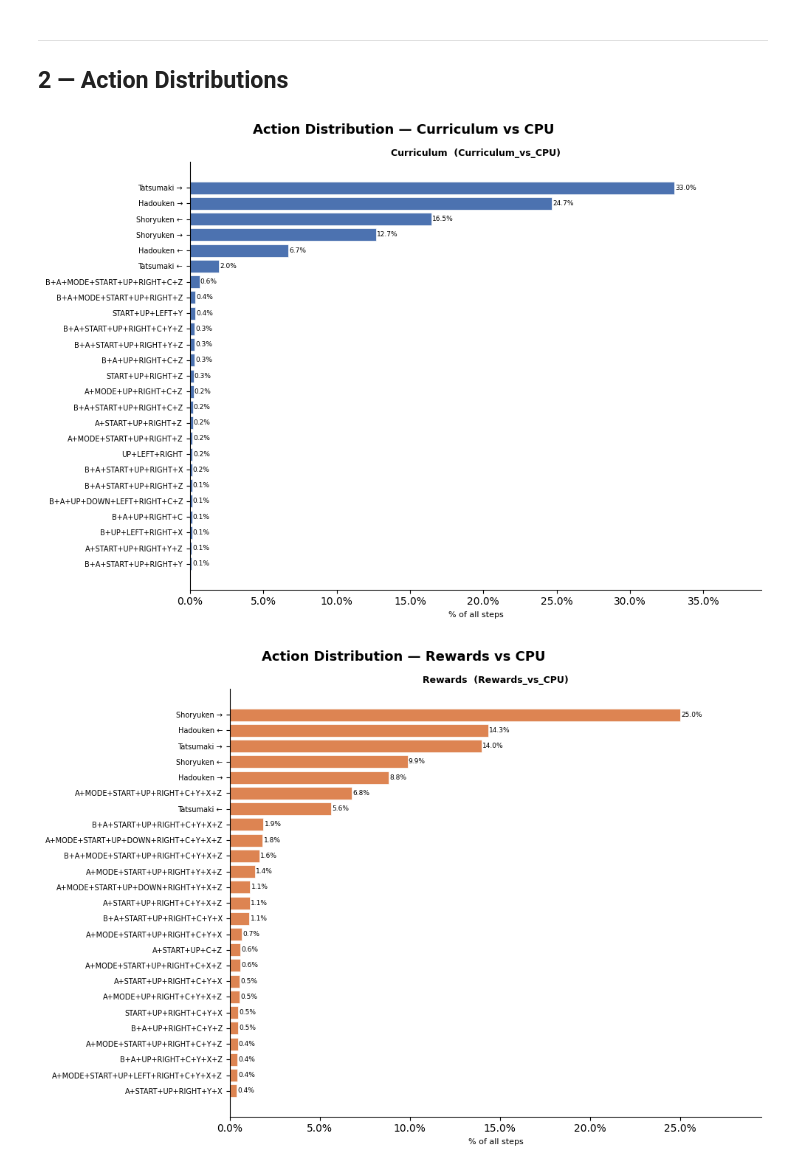
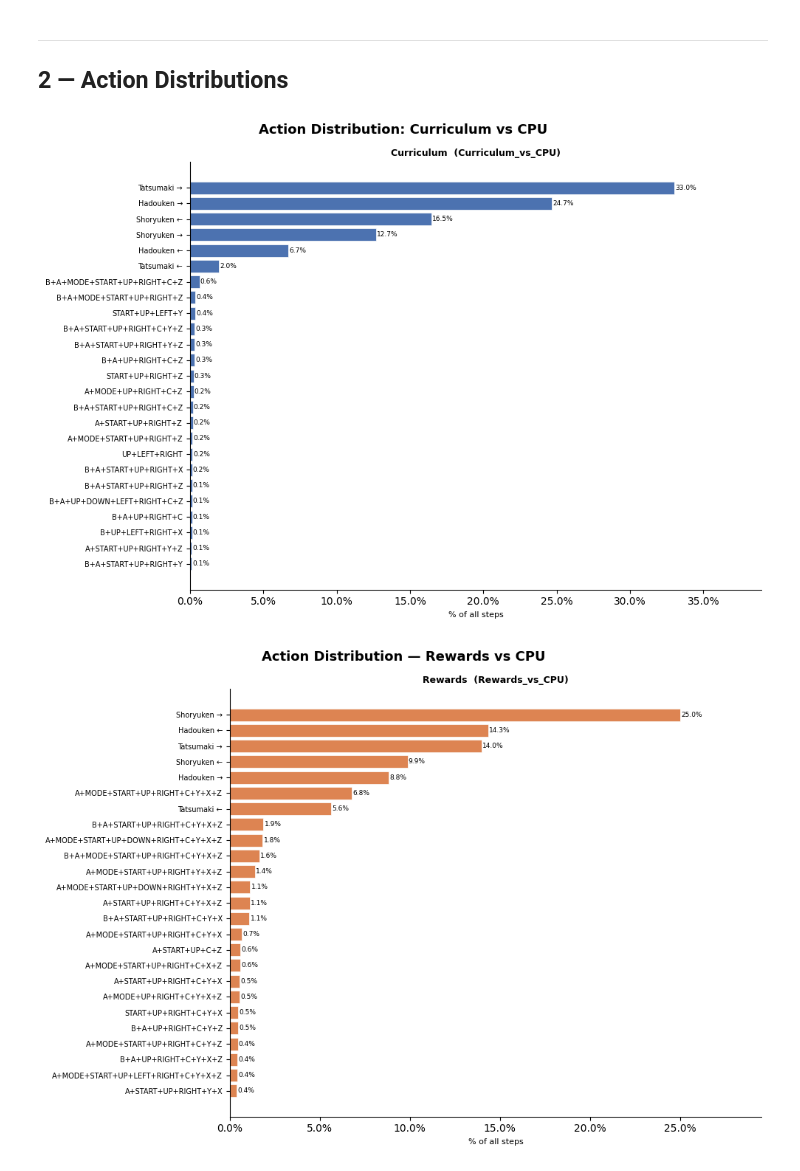
Before and after one commit to LucaOrtolan/StreetFighter2RL, a Jupyter notebook: results_analytics.ipynb, the cells around one changed output. Cells and saved outputs as stored; diff of their text form; code cells hidden in the pictures.

```diff
--- a/results_analytics.ipynb
+++ b/results_analytics.ipynb
@@ -185,12 +185,12 @@ def plot_action_dist(ax, matchup, player_name, color, top_n=25):
 # %%
 # Chart 1 — Curriculum in Curriculum_vs_CPU
 fig, ax = plt.subplots(figsize=(10, 7))
 plot_action_dist(ax, "Curriculum_vs_CPU", "Curriculum", "#4C72B0")
-fig.suptitle("Action Distribution — Curriculum vs CPU", fontsize=13, fontweight="bold")
+fig.suptitle("Action Distribution: Curriculum vs CPU", fontsize=13, fontweight="bold")
 plt.tight_layout()
 plt.show()
 # %% [output]
-[figure, old version]
+[figure, new version]
 # %%
 # Chart 2 — Rewards in Rewards_vs_CPU
 fig, ax = plt.subplots(figsize=(10, 7))
```
Also changed, not shown: parts of 4 cells of this notebook, 1 other file.
